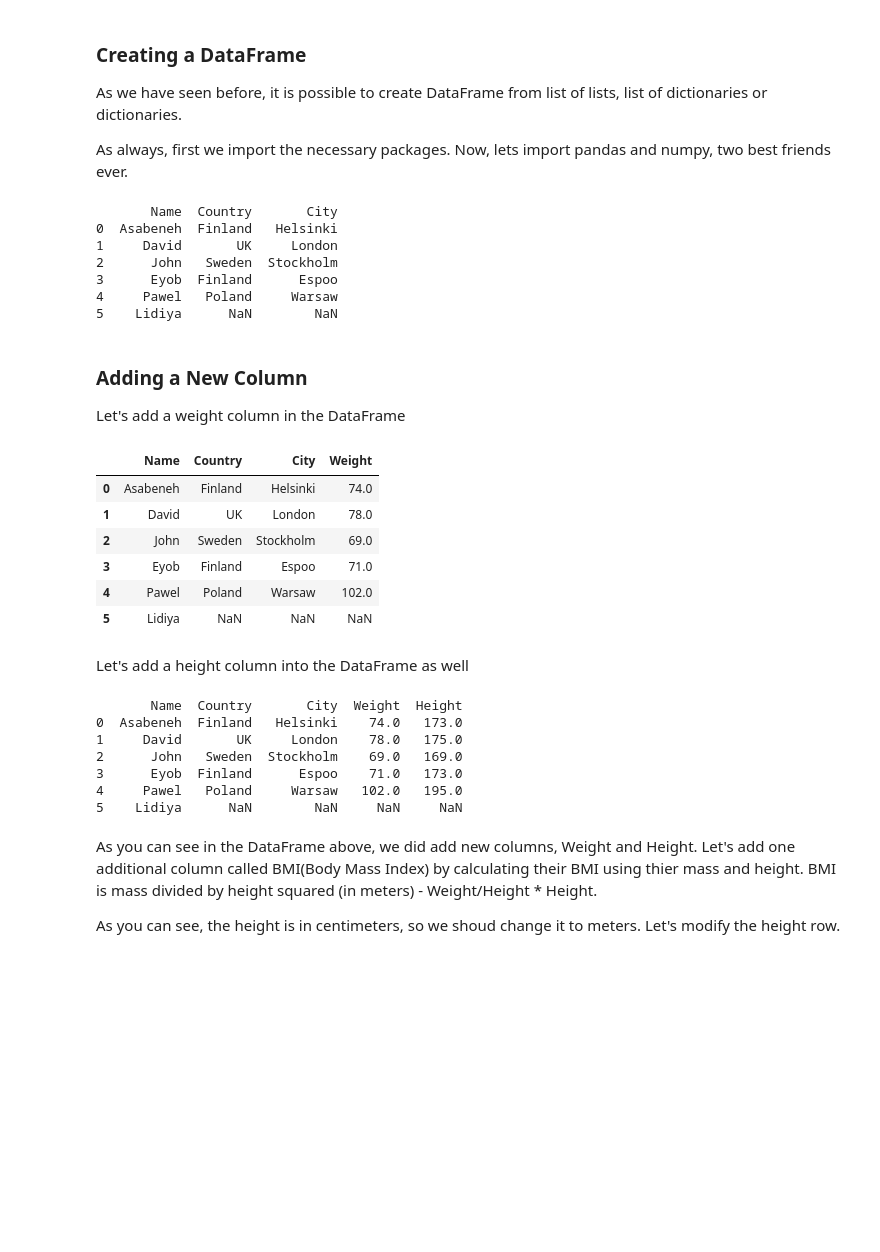
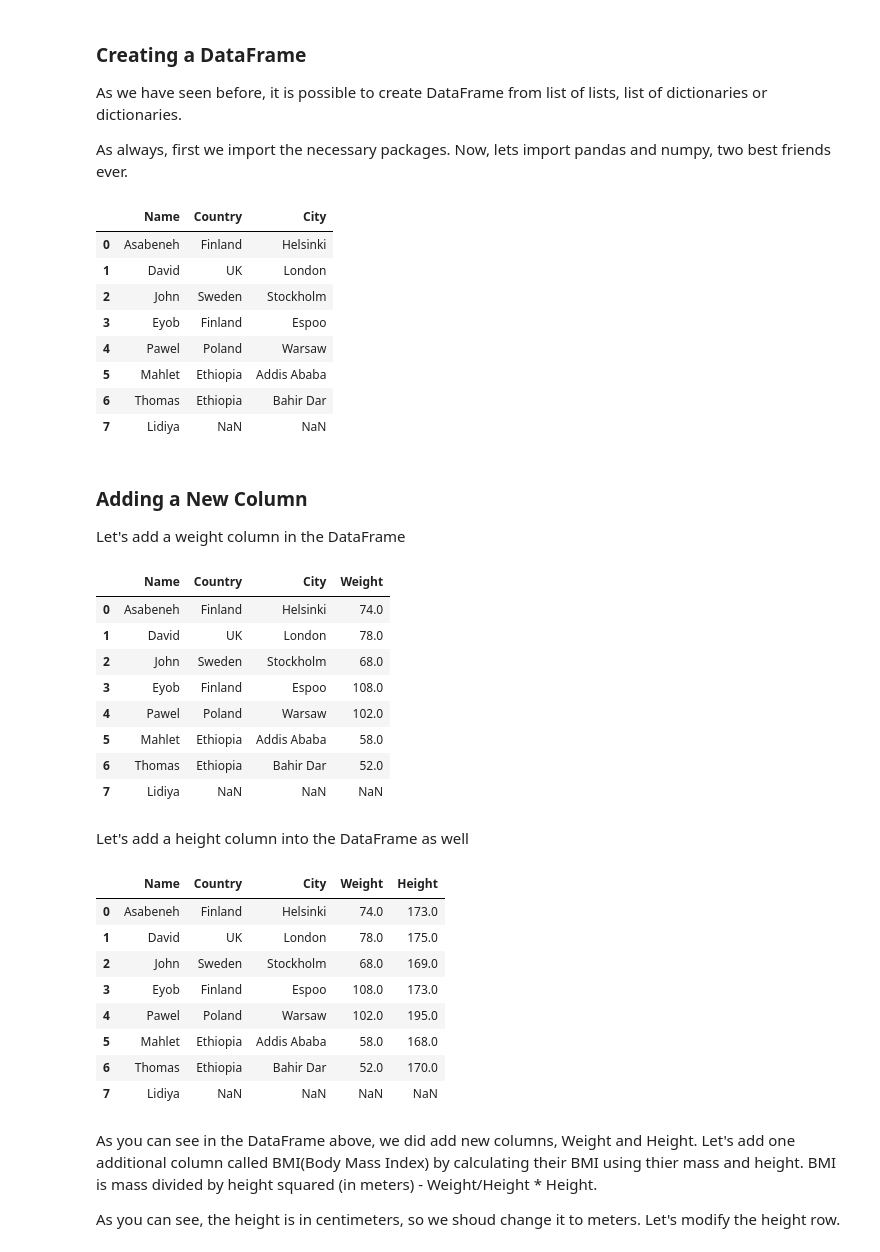
Before and after one commit to Asabeneh/Pandas, a Jupyter notebook: pandas.ipynb, the cells around one changed output. Saved outputs shown, nothing was run; the diff lists cells and outputs as text; code cells hidden in the pictures; blank space fills up the shorter version.

```diff
--- a/pandas.ipynb
+++ b/pandas.ipynb
@@ -445,47 +512,55 @@ data = [
     {"Name": "John", "Country":"Sweden","City":"Stockholm"},
     {"Name": "Eyob", "Country":"Finland","City":"Espoo"},
     {"Name": "Pawel", "Country":"Poland","City":"Warsaw"},
+    {"Name": "Mahlet", "Country":"Ethiopia","City":"Addis Ababa"},
+    {"Name": "Thomas", "Country":"Ethiopia","City":"Bahir Dar"},
     {"Name": "Lidiya", "Country":float('NaN'),"City":float('NaN')},
 ]
 df = pd.DataFrame(data)
-print(df)
+df
 # %% [output]
-       Name  Country       City
-0  Asabeneh  Finland   Helsinki
-1     David       UK     London
-2      John   Sweden  Stockholm
-3      Eyob  Finland      Espoo
-4     Pawel   Poland     Warsaw
-5    Lidiya      NaN        NaN
+|  | Name | Country | City |
+| 0 | Asabeneh | Finland | Helsinki |
+| 1 | David | UK | London |
+| 2 | John | Sweden | Stockholm |
+| 3 | Eyob | Finland | Espoo |
+| 4 | Pawel | Poland | Warsaw |
+| 5 | Mahlet | Ethiopia | Addis Ababa |
+| 6 | Thomas | Ethiopia | Bahir Dar |
+| 7 | Lidiya | NaN | NaN |
 # %% [markdown]
 ### Adding a New Column
 Let's add a weight column in the DataFrame
 # %%
-weights = [74, 78, 69, 71, 102, float('NaN')]
+weights = [74, 78, 68, 108, 102, 58, 52, float('NaN')]
 df['Weight'] = weights
 df
 # %% [output]
 |  | Name | Country | City | Weight |
 | 0 | Asabeneh | Finland | Helsinki | 74.0 |
 | 1 | David | UK | London | 78.0 |
-| 2 | John | Sweden | Stockholm | 69.0 |
-| 3 | Eyob | Finland | Espoo | 71.0 |
+| 2 | John | Sweden | Stockholm | 68.0 |
+| 3 | Eyob | Finland | Espoo | 108.0 |
 | 4 | Pawel | Poland | Warsaw | 102.0 |
-| 5 | Lidiya | NaN | NaN | NaN |
+| 5 | Mahlet | Ethiopia | Addis Ababa | 58.0 |
+| 6 | Thomas | Ethiopia | Bahir Dar | 52.0 |
+| 7 | Lidiya | NaN | NaN | NaN |
 # %% [markdown]
 Let's add a height column into the DataFrame as well
 # %%
-heights = [173, 175, 169, 173, 195, float('NaN')]
+heights = [173, 175, 169, 173, 195,168, 170, float('NaN')]
 df['Height'] = heights
-print(df)
+df
 # %% [output]
-       Name  Country       City  Weight  Height
-0  Asabeneh  Finland   Helsinki    74.0   173.0
-1     David       UK     London    78.0   175.0
-2      John   Sweden  Stockholm    69.0   169.0
-3      Eyob  Finland      Espoo    71.0   173.0
-4     Pawel   Poland     Warsaw   102.0   195.0
-5    Lidiya      NaN        NaN     NaN     NaN
+|  | Name | Country | City | Weight | Height |
+| 0 | Asabeneh | Finland | Helsinki | 74.0 | 173.0 |
+| 1 | David | UK | London | 78.0 | 175.0 |
+| 2 | John | Sweden | Stockholm | 68.0 | 169.0 |
+| 3 | Eyob | Finland | Espoo | 108.0 | 173.0 |
+| 4 | Pawel | Poland | Warsaw | 102.0 | 195.0 |
+| 5 | Mahlet | Ethiopia | Addis Ababa | 58.0 | 168.0 |
+| 6 | Thomas | Ethiopia | Bahir Dar | 52.0 | 170.0 |
+| 7 | Lidiya | NaN | NaN | NaN | NaN |
 # %% [markdown]
 As you can see in the DataFrame above, we did add new columns, Weight and Height. Let's add one additional column called BMI(Body Mass Index) by calculating their BMI using thier mass and height. BMI is mass divided by height squared (in meters) - Weight/Height * Height.
 
```
Also changed, not shown: parts of 157 cells of this notebook, 5 other files.
